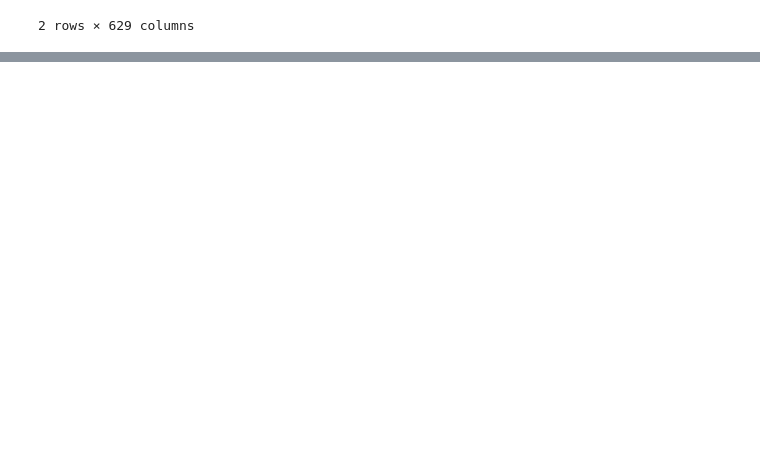
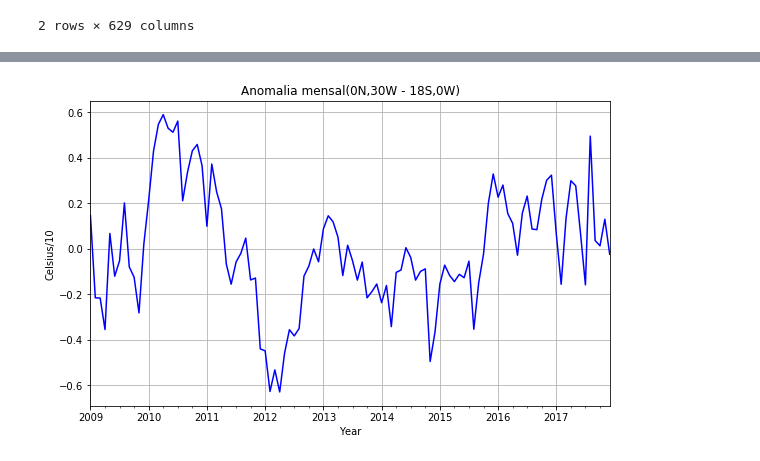
Before and after one commit to tiagotele/experimentos_oceanografia, a Jupyter notebook: Exame dos dados de anomalia.ipynb, the cells around one changed output, grey strips where cells are left out. Cells and saved outputs as stored; diff of their text form; code cells hidden in the pictures; blank space fills up the shorter version.

```diff
--- a/Exame dos dados de anomalia.ipynb
+++ b/Exame dos dados de anomalia.ipynb
@@ -421,0 +364,4 @@ plt.show()
+# %%
+plota_coluna_do_dataframe(ATS_df, 'Anomalia mensal(0N,30W - 18S,0W)',COLUNA_ANOMALIA_DO_MES)
+# %% [output]
+[figure, added]
```
Also changed, not shown: parts of 34 cells of this notebook.
